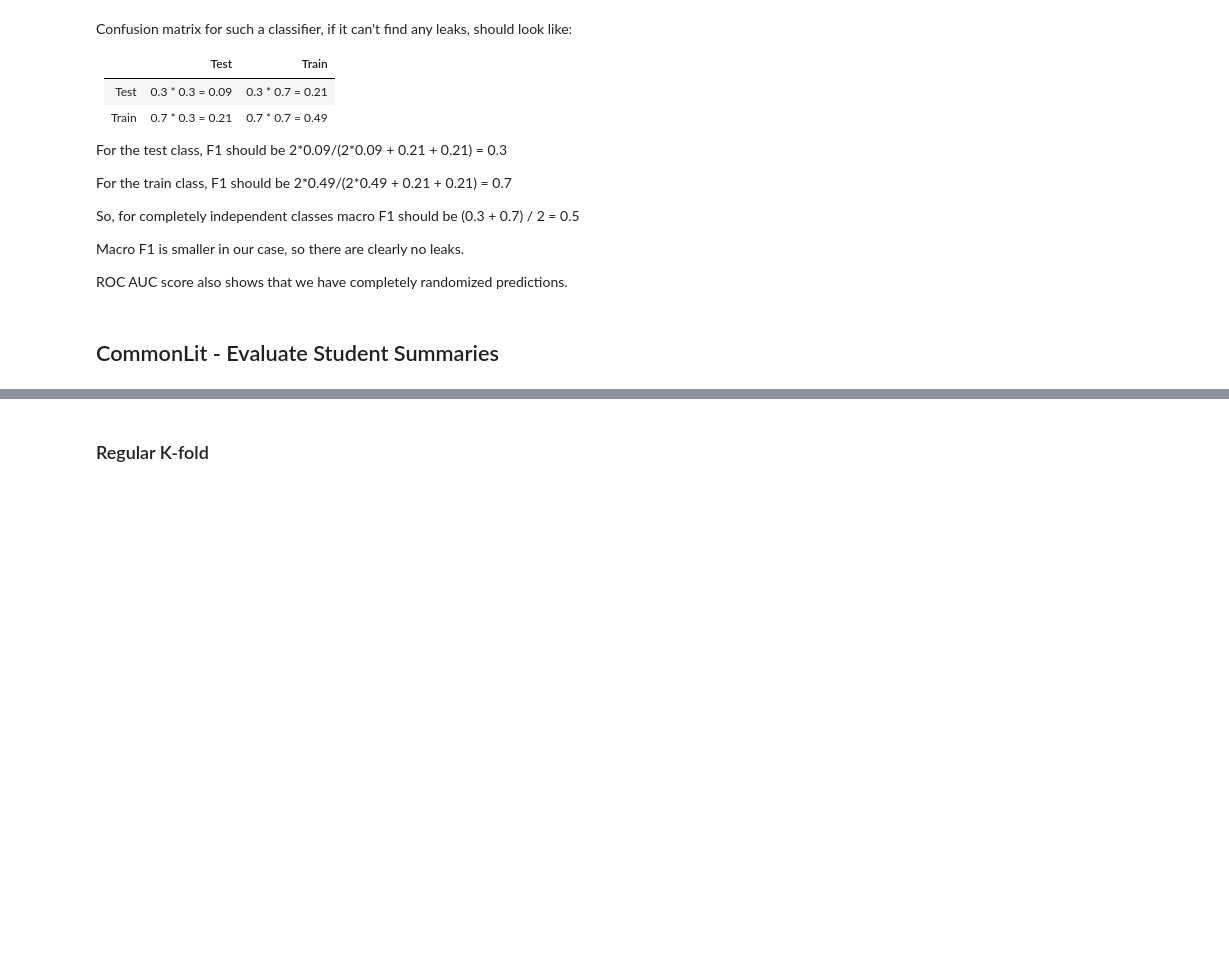
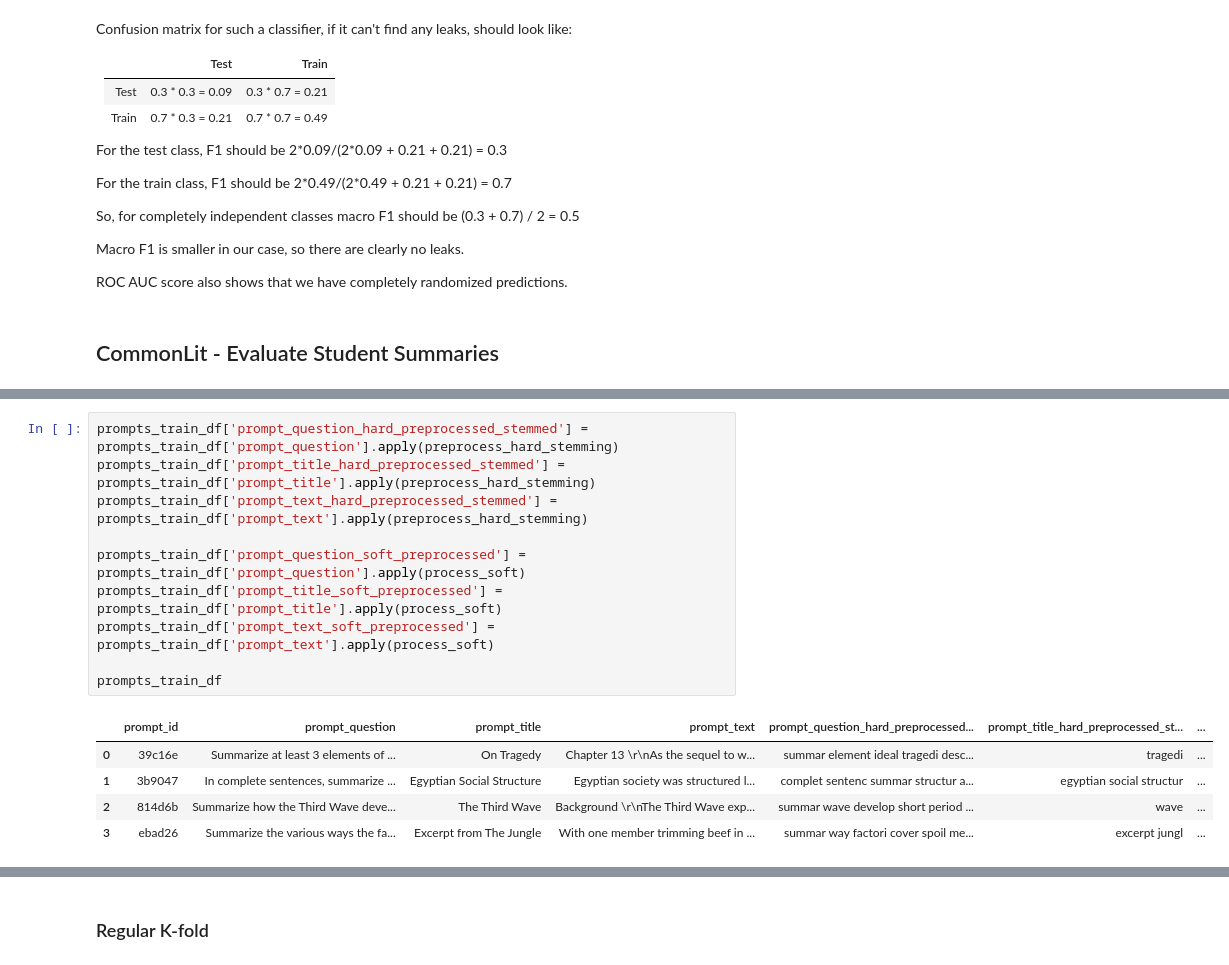
Before and after one commit to PrometheusUA/iasa_nlp_course, a Jupyter notebook: Lecture_3/homework/validation-ht.ipynb, the cells around one changed output, grey strips where cells are left out. Cells and saved outputs as stored; diff of their text form; blank space fills up the shorter version.

```diff
--- a/Lecture_3/homework/validation-ht.ipynb
+++ b/Lecture_3/homework/validation-ht.ipynb
@@ -337,0 +447,16 @@ ROC AUC score also shows that we have completely randomized predictions.
+# %%
+prompts_train_df['prompt_question_hard_preprocessed_stemmed'] = prompts_train_df['prompt_question'].apply(preprocess_hard_stemming)
+prompts_train_df['prompt_title_hard_preprocessed_stemmed'] = prompts_train_df['prompt_title'].apply(preprocess_hard_stemming)
+prompts_train_df['prompt_text_hard_preprocessed_stemmed'] = prompts_train_df['prompt_text'].apply(preprocess_hard_stemming)
+
+prompts_train_df['prompt_question_soft_preprocessed'] = prompts_train_df['prompt_question'].apply(process_soft)
+prompts_train_df['prompt_title_soft_preprocessed'] = prompts_train_df['prompt_title'].apply(process_soft)
+prompts_train_df['prompt_text_soft_preprocessed'] = prompts_train_df['prompt_text'].apply(process_soft)
+
+prompts_train_df
+# %% [output]
+|  | prompt_id | prompt_question | prompt_title | prompt_text | prompt_question_hard_preprocessed... | prompt_title_hard_preprocessed_st... | ... |
+| 0 | 39c16e | Summarize at least 3 elements of ... | On Tragedy | Chapter 13 \r\nAs the sequel to w... | summar element ideal tragedi desc... | tragedi | ... |
+| 1 | 3b9047 | In complete sentences, summarize ... | Egyptian Social Structure | Egyptian society was structured l... | complet sentenc summar structur a... | egyptian social structur | ... |
+| 2 | 814d6b | Summarize how the Third Wave deve... | The Third Wave | Background \r\nThe Third Wave exp... | summar wave develop short period ... | wave | ... |
+| 3 | ebad26 | Summarize the various ways the fa... | Excerpt from The Jungle | With one member trimming beef in ... | summar way factori cover spoil me... | excerpt jungl | ... |
```
Also changed, not shown: parts of 60 cells of this notebook, 2 other files.
